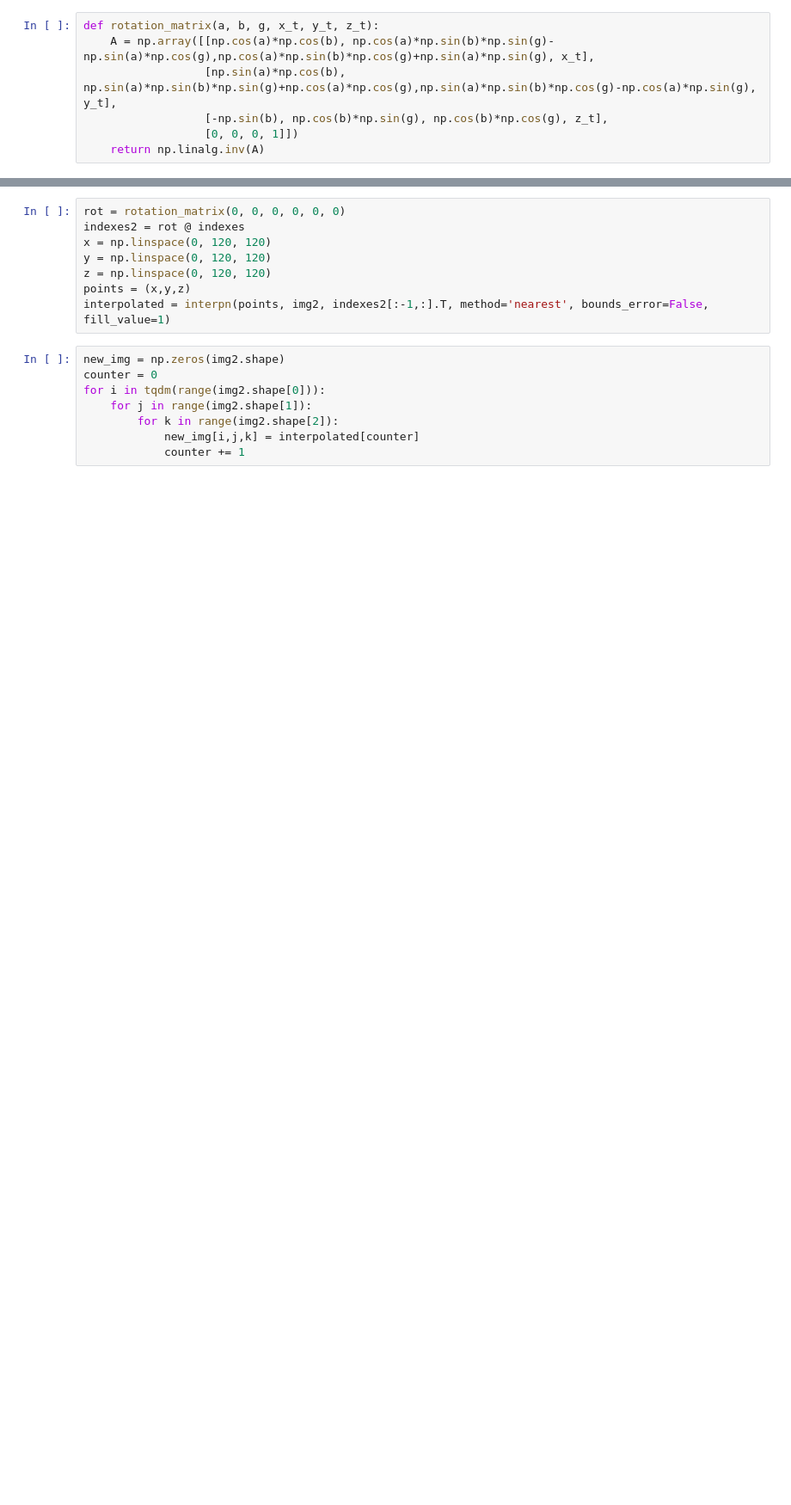
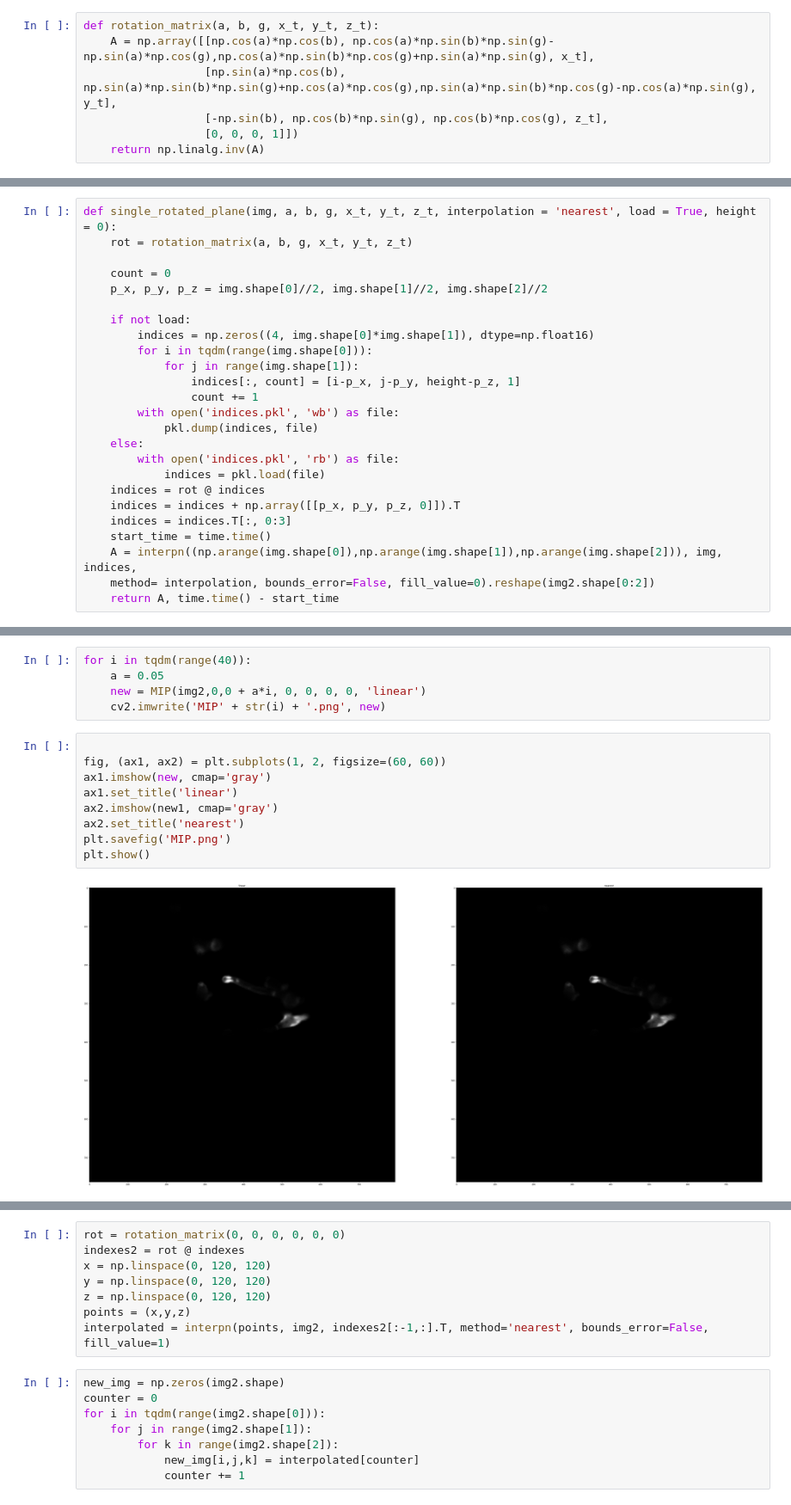
Before and after one commit to SugarFreeManatee/ProcesamientoAvanzado, a Jupyter notebook: t2.ipynb, the cells around one changed output, grey strips where cells are left out. Shown: that part at 86% size. Cells and saved outputs as stored; diff of their text form; blank space fills up the shorter version.

```diff
--- a/t2.ipynb
+++ b/t2.ipynb
@@ -91,0 +70,25 @@ def rotated_plane(img, a, b, g, x_t, y_t, z_t, interpolation = 'nearest', load =
+# %%
+def single_rotated_plane(img, a, b, g, x_t, y_t, z_t, interpolation = 'nearest', load = True, height = 0):
+    rot = rotation_matrix(a, b, g, x_t, y_t, z_t)
+
+    count = 0
+    p_x, p_y, p_z = img.shape[0]//2, img.shape[1]//2, img.shape[2]//2
+
+    if not load:
+        indices = np.zeros((4, img.shape[0]*img.shape[1]), dtype=np.float16)
+        for i in tqdm(range(img.shape[0])):
+            for j in range(img.shape[1]):
+                indices[:, count] = [i-p_x, j-p_y, height-p_z, 1]
+                count += 1
+        with open('indices.pkl', 'wb') as file:
+            pkl.dump(indices, file)
+    else:
+        with open('indices.pkl', 'rb') as file:
+            indices = pkl.load(file)
+    indices = rot @ indices
+    indices = indices + np.array([[p_x, p_y, p_z, 0]]).T
+    indices = indices.T[:, 0:3]
+    start_time = time.time()
+    A = interpn((np.arange(img.shape[0]),np.arange(img.shape[1]),np.arange(img.shape[2])), img, indices,
+    method= interpolation, bounds_error=False, fill_value=0).reshape(img2.shape[0:2])
+    return A, time.time() - start_time
@@ -96 +231,17 @@ Error:
+# %%
+for i in tqdm(range(40)):
+    a = 0.05
+    new = MIP(img2,0,0 + a*i, 0, 0, 0, 0, 'linear')
+    cv2.imwrite('MIP' + str(i) + '.png', new)
+# %%
+
+fig, (ax1, ax2) = plt.subplots(1, 2, figsize=(60, 60))
+ax1.imshow(new, cmap='gray')
+ax1.set_title('linear')
+ax2.imshow(new1, cmap='gray')
+ax2.set_title('nearest')
+plt.savefig('MIP.png')
+plt.show()
+# %% [output]
+[figure, added]
 # %%
```
Also changed, not shown: parts of 29 cells of this notebook.
